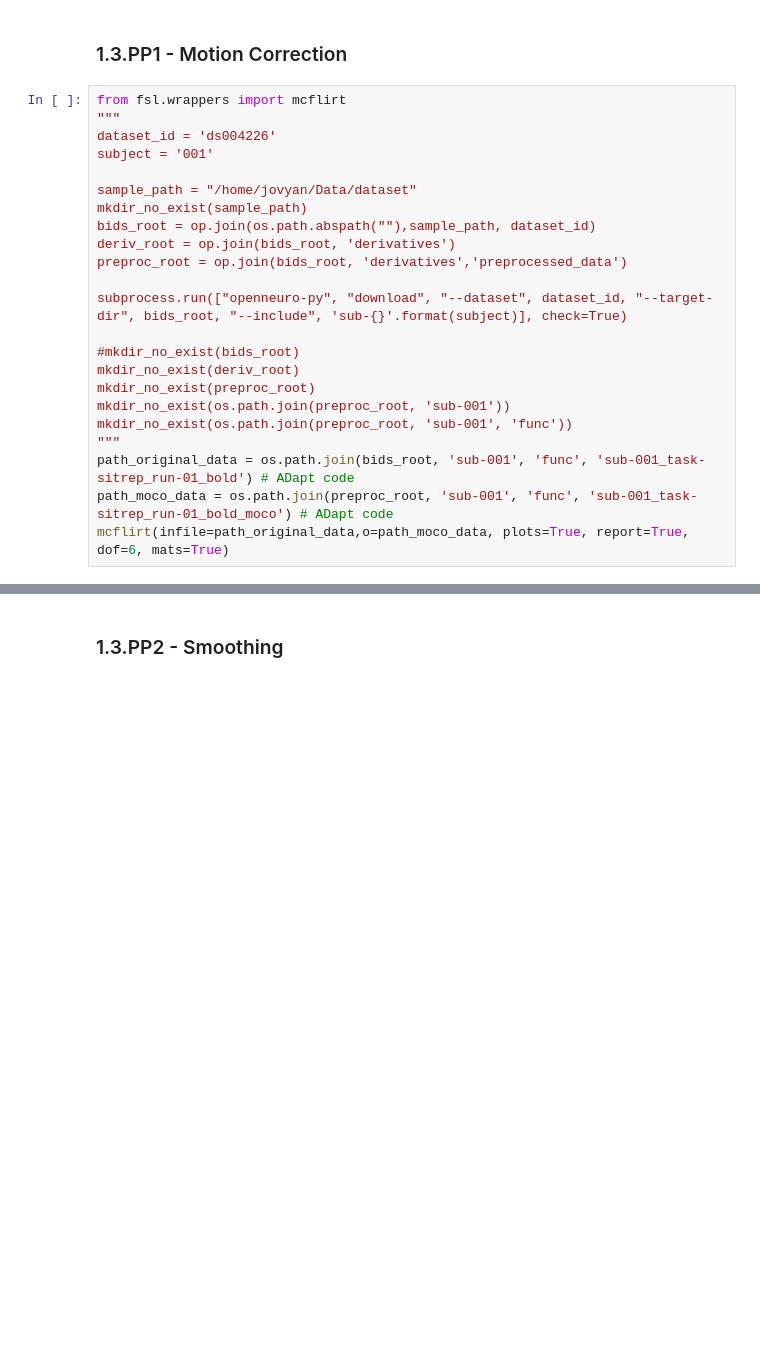
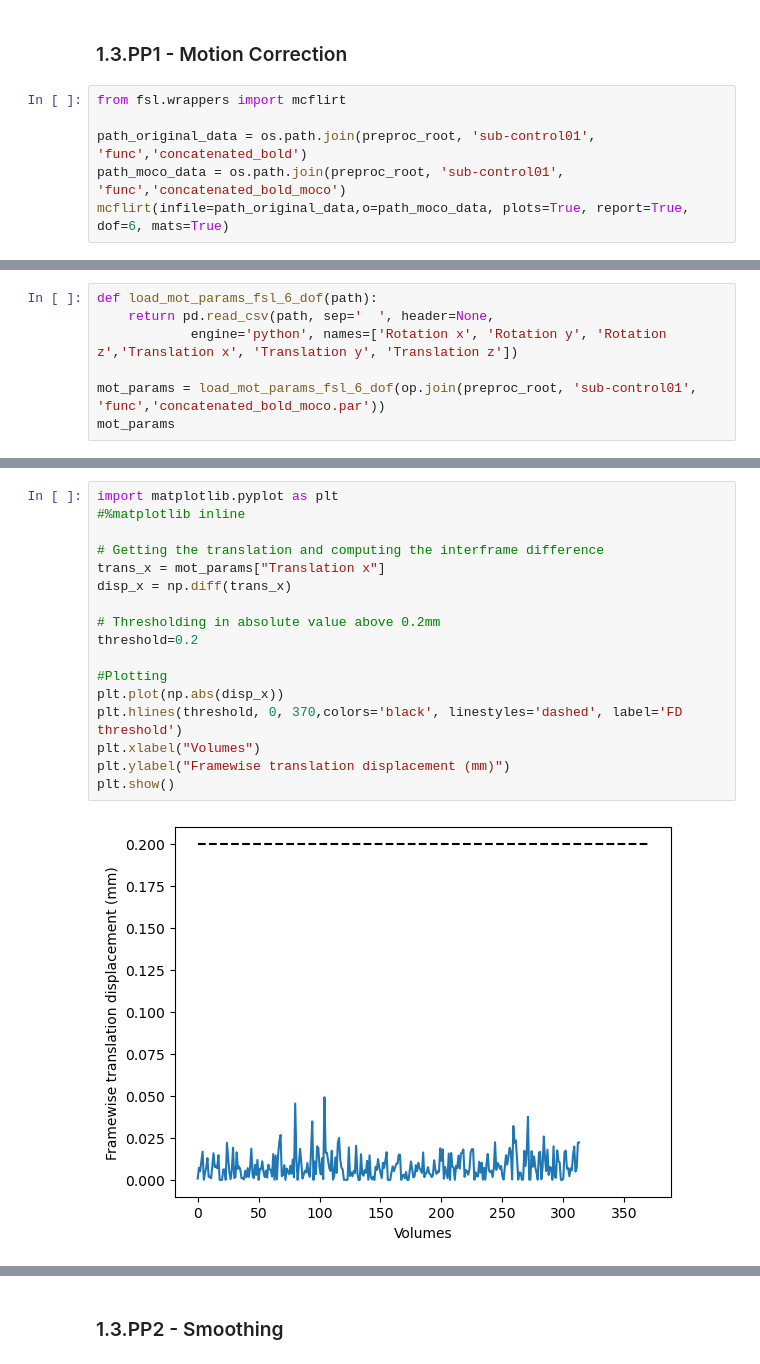
Before and after one commit to AlexisCogne/NSSP_projects, a Jupyter notebook: Project_1.ipynb, the cells around one changed output, grey strips where cells are left out. Cells and saved outputs as stored; diff of their text form; blank space fills up the shorter version.

```diff
--- a/Project_1.ipynb
+++ b/Project_1.ipynb
@@ -371,24 +396,7 @@ print("Concatenation complete and saved as concatenated_standardized_fmri.nii.gz
 ### 1.3.PP1 - Motion Correction
 # %%
 from fsl.wrappers import mcflirt
-"""
-dataset_id = 'ds004226'
-subject = '001'
 
-sample_path = "/home/jovyan/Data/dataset"
-mkdir_no_exist(sample_path)
-bids_root = op.join(os.path.abspath(""),sample_path, dataset_id)
-deriv_root = op.join(bids_root, 'derivatives')
-preproc_root = op.join(bids_root, 'derivatives','preprocessed_data')
-
-subprocess.run(["openneuro-py", "download", "--dataset", dataset_id, "--target-dir", bids_root, "--include", 'sub-{}'.format(subject)], check=True)
-
-#mkdir_no_exist(bids_root)
-mkdir_no_exist(deriv_root)
-mkdir_no_exist(preproc_root)
-mkdir_no_exist(os.path.join(preproc_root, 'sub-001'))
-mkdir_no_exist(os.path.join(preproc_root, 'sub-001', 'func'))
-"""
-path_original_data = os.path.join(bids_root, 'sub-001', 'func', 'sub-001_task-sitrep_run-01_bold') # ADapt code
-path_moco_data = os.path.join(preproc_root, 'sub-001', 'func', 'sub-001_task-sitrep_run-01_bold_moco') # ADapt code
+path_original_data = os.path.join(preproc_root, 'sub-control01', 'func','concatenated_bold')
+path_moco_data = os.path.join(preproc_root, 'sub-control01', 'func','concatenated_bold_moco')
 mcflirt(infile=path_original_data,o=path_moco_data, plots=True, report=True, dof=6, mats=True)
@@ -424,0 +447,7 @@ fsleyesDisplay.load(path_moco_data)
+# %%
+def load_mot_params_fsl_6_dof(path):
+    return pd.read_csv(path, sep='  ', header=None,
+            engine='python', names=['Rotation x', 'Rotation y', 'Rotation z','Translation x', 'Translation y', 'Translation z'])
+
+mot_params = load_mot_params_fsl_6_dof(op.join(preproc_root, 'sub-control01', 'func','concatenated_bold_moco.par'))
+mot_params
@@ -424,0 +468,19 @@ fsleyesDisplay.load(path_moco_data)
+# %%
+import matplotlib.pyplot as plt
+#%matplotlib inline
+
+# Getting the translation and computing the interframe difference
+trans_x = mot_params["Translation x"]
+disp_x = np.diff(trans_x)
+
+# Thresholding in absolute value above 0.2mm
+threshold=0.2
+
+#Plotting
+plt.plot(np.abs(disp_x))
+plt.hlines(threshold, 0, 370,colors='black', linestyles='dashed', label='FD threshold')
+plt.xlabel("Volumes")
+plt.ylabel("Framewise translation displacement (mm)")
+plt.show()
+# %% [output]
+[figure, added]
```
Also changed, not shown: parts of 25 cells of this notebook.
